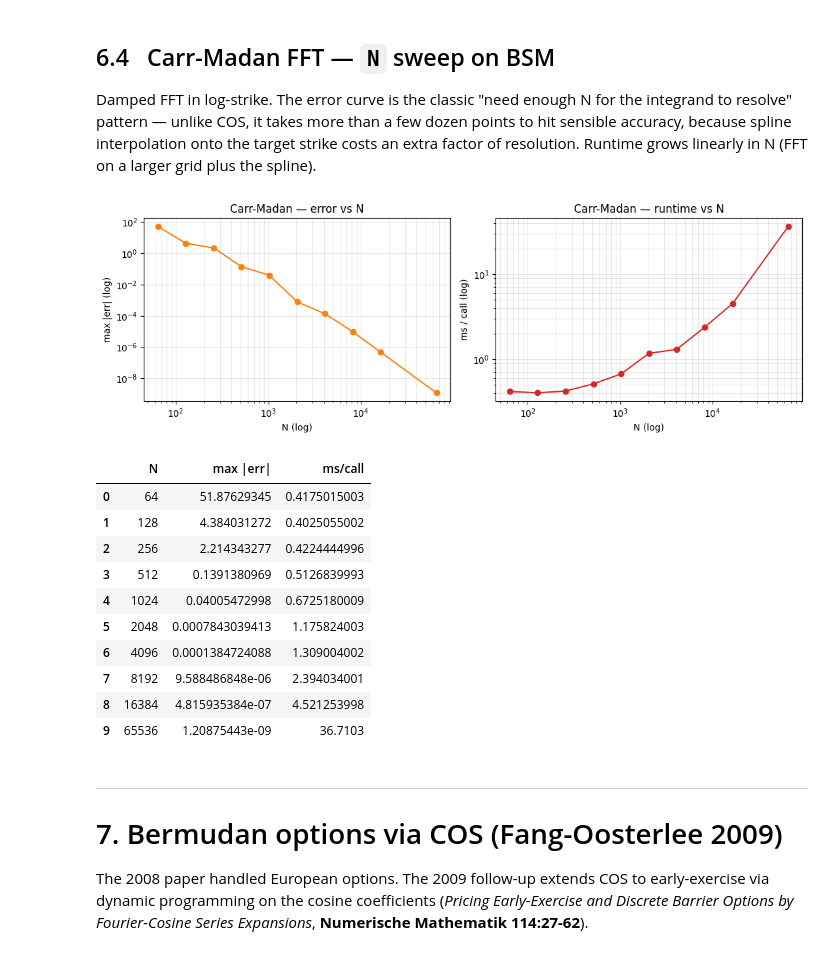
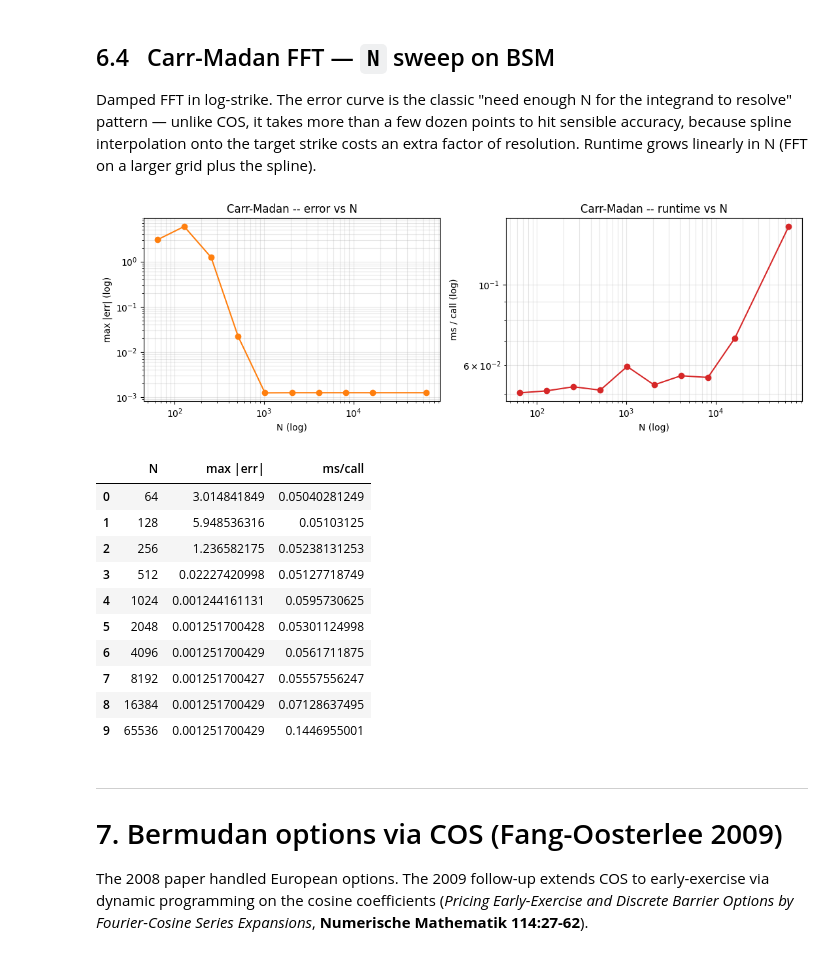
Before and after one commit to ee2625/fourier-cosine-option-pricing, a Jupyter notebook: notebooks/tests.ipynb, the cells around one changed output. Saved outputs shown, nothing was run; the diff lists cells and outputs as text; code cells hidden in the pictures.

```diff
--- a/notebooks/tests.ipynb
+++ b/notebooks/tests.ipynb
@@ -1289,23 +1390,23 @@ matrix-vector product.
 sig_b, r_b, q_b, T_b, S_b, K_b = 0.2, 0.05, 0.1, 1.0, 100.0, 100.0
 ref_b = bsm_price(K_b, S_b, sig_b, T_b, r_b, q_b)
 
-model_b = BsmModel(sigma=sig_b, intr=r_b, divr=q_b)
+model_b = BsmCos(sigma=sig_b, intr=r_b, divr=q_b)
 Ns = [8, 16, 32, 64, 128, 256, 512, 1024, 2048]
 rows = []
 for N in Ns:
-    err = abs(model_b.price(K_b, S_b, T_b, n_cos=N) - ref_b)
-    ms  = timed(lambda N=N: model_b.price(K_b, S_b, T_b, n_cos=N))
+    model_b.n_cos = N
+    err = abs(model_b.price(K_b, S_b, T_b) - ref_b)
+    ms  = timed(lambda N=N: (setattr(model_b, "n_cos", N) or model_b.price(K_b, S_b, T_b)))
     rows.append((N, err, ms))
 df_b = pd.DataFrame(rows, columns=["n_cos", "|err|", "ms/call"])
 
 fig, (a1, a2) = plt.subplots(1, 2, figsize=(11, 3.8))
-# clamp tiny errs so semilogy doesn't get ugly
 err_plot = np.maximum(df_b["|err|"], 1e-18)
 a1.semilogy(df_b["n_cos"], err_plot, "o-", color="#1f77b4")
-a1.set(xlabel="n_cos", ylabel="|err|", title="BsmModel — error vs n_cos (log-y)")
+a1.set(xlabel="n_cos", ylabel="|err|", title="BsmCos -- error vs n_cos (log-y)")
 a1.grid(True, which="both", alpha=0.3)
 a2.plot(df_b["n_cos"], df_b["ms/call"], "o-", color="#d62728")
-a2.set(xlabel="n_cos", ylabel="ms / call", title="BsmModel — runtime vs n_cos")
+a2.set(xlabel="n_cos", ylabel="ms / call", title="BsmCos -- runtime vs n_cos")
 a2.grid(True, alpha=0.3)
 fig.tight_layout(); plt.show()
 
@@ -1410,18 +1517,20 @@ Same pricer, two wildly different convergence orders. T=1 is smooth
 (algebraic). The `log10|err|` axis is linear in N for T=1 and linear
 in `log10(N)` for T=0.1.
 # %%
-vg_m = VgModel(sigma=SIGMA, theta=THETA, nu=NU, intr=R_vg, divr=Q_vg)
+vg_m = VarGammaCos(sigma=SIGMA, theta=THETA, vov=NU, intr=R_vg, divr=Q_vg)
+vg_m.L = 10.0   # match the source pricer's truncation
 
 Ns = [32, 64, 96, 128, 160, 192, 256, 384, 512, 768, 1024, 1536, 2048]
 rows = []
 for N in Ns:
     for T, ref in [(1.0, REF_T1), (0.1, REF_T01)]:
-        err = abs(vg_m.price(K_vg, S0_vg, T, n_cos=N) - ref)
-        ms  = timed(lambda N=N, T=T: vg_m.price(K_vg, S0_vg, T, n_cos=N))
+        vg_m.n_cos = N
+        err = abs(vg_m.price(K_vg, S0_vg, T) - ref)
+        ms  = timed(lambda N=N, T=T: (setattr(vg_m, "n_cos", N)
+                                       or vg_m.price(K_vg, S0_vg, T)))
         rows.append((T, N, err, ms))
 df_vg = pd.DataFrame(rows, columns=["T", "n_cos", "|err|", "ms/call"])
 
-# regression slopes
 sub1  = df_vg[df_vg["T"] == 1.0]
 sub01 = df_vg[df_vg["T"] == 0.1]
 slope_exp, *_ = linregress(sub1["n_cos"], np.log10(np.maximum(sub1["|err|"], 1e-18)))
@@ -1431,17 +1540,17 @@ slope_alg, *_ = linregress(np.log10(sub01["n_cos"]),
 fig, axs = plt.subplots(1, 3, figsize=(15, 3.8))
 axs[0].semilogy(sub1["n_cos"],  np.maximum(sub1["|err|"],  1e-18), "o-", label="T=1.0 (exp)")
 axs[0].semilogy(sub01["n_cos"], np.maximum(sub01["|err|"], 1e-18), "s--", label="T=0.1 (alg)")
-axs[0].set(xlabel="n_cos", ylabel="|err|", title="VG — error vs n_cos (lin-log)")
+axs[0].set(xlabel="n_cos", ylabel="|err|", title="VG -- error vs n_cos (lin-log)")
 axs[0].grid(True, which="both", alpha=0.3); axs[0].legend()
 
 axs[1].loglog(sub1["n_cos"],  np.maximum(sub1["|err|"],  1e-18), "o-", label="T=1.0")
 axs[1].loglog(sub01["n_cos"], np.maximum(sub01["|err|"], 1e-18), "s--", label="T=0.1")
-axs[1].set(xlabel="n_cos (log)", ylabel="|err| (log)", title="VG — error vs n_cos (log-log)")
+axs[1].set(xlabel="n_cos (log)", ylabel="|err| (log)", title="VG -- error vs n_cos (log-log)")
 axs[1].grid(True, which="both", alpha=0.3); axs[1].legend()
 
 axs[2].plot(sub1["n_cos"],  sub1["ms/call"],  "o-", label="T=1.0")
 axs[2].plot(sub01["n_cos"], sub01["ms/call"], "s--", label="T=0.1")
-axs[2].set(xlabel="n_cos", ylabel="ms / call", title="VG — runtime vs n_cos")
+axs[2].set(xlabel="n_cos", ylabel="ms / call", title="VG -- runtime vs n_cos")
 axs[2].grid(True, alpha=0.3); axs[2].legend()
 fig.tight_layout(); plt.show()
 
@@ -1478,45 +1587,45 @@ interpolation onto the target strike costs an extra factor of
 resolution. Runtime grows linearly in N (FFT on a larger grid plus
 the spline).
 # %%
-m_cm    = BsmModel(sigma=sig_t2, intr=r_t2, divr=q_t2)
-cf_cm   = m_cm.char_func(T_t2)
-fwd_cm  = S_t2 * np.exp((r_t2 - q_t2) * T_t2)
-df_cm   = np.exp(-r_t2 * T_t2)
+m_cm    = pf.BsmFft(sigma=sig_t2, intr=r_t2, divr=q_t2)
 ref_cm  = bsm_price(strikes_t2, S_t2, sig_t2, T_t2, r_t2, q_t2, cp=+1)
 
 Ns = [2**k for k in (6, 7, 8, 9, 10, 11, 12, 13, 14, 16)]
 rows = []
 for N in Ns:
-    p   = carr_madan_price(cf_cm, T_t2, strikes_t2, fwd_cm, df_cm, N=N)
+    m_cm.n_x   = N
+    m_cm.x_lim = 100.0                  # match source's eta_grid * N
+    p   = m_cm.price_fft(strikes_t2, S_t2, T_t2, cp=+1)
     err = float(np.max(np.abs(p - ref_cm)))
-    ms  = timed(lambda N=N: carr_madan_price(cf_cm, T_t2, strikes_t2, fwd_cm, df_cm, N=N))
+    ms  = timed(lambda N=N: (setattr(m_cm, "n_x", N)
+                              or m_cm.price_fft(strikes_t2, S_t2, T_t2, cp=+1)))
     rows.append((N, err, ms))
 df_cm_sweep = pd.DataFrame(rows, columns=["N", "max |err|", "ms/call"])
 
 fig, (a1, a2) = plt.subplots(1, 2, figsize=(11, 3.8))
 a1.loglog(df_cm_sweep["N"], np.maximum(df_cm_sweep["max |err|"], 1e-18),
           "o-", color="#ff7f0e")
-a1.set(xlabel="N (log)", ylabel="max |err| (log)", title="Carr-Madan — error vs N")
+a1.set(xlabel="N (log)", ylabel="max |err| (log)", title="Carr-Madan -- error vs N")
 a1.grid(True, which="both", alpha=0.3)
 a2.loglog(df_cm_sweep["N"], df_cm_sweep["ms/call"], "o-", color="#d62728")
-a2.set(xlabel="N (log)", ylabel="ms / call (log)", title="Carr-Madan — runtime vs N")
+a2.set(xlabel="N (log)", ylabel="ms / call (log)", title="Carr-Madan -- runtime vs N")
 a2.grid(True, which="both", alpha=0.3)
 fig.tight_layout(); plt.show()
 
 df_cm_sweep
 # %% [output]
-[figure, old version]
+[figure, new version]
 |  | N | max |err| | ms/call |
-| 0 | 64 | 51.87629345 | 0.4175015003 |
-| 1 | 128 | 4.384031272 | 0.4025055002 |
-| 2 | 256 | 2.214343277 | 0.4224444996 |
-| 3 | 512 | 0.1391380969 | 0.5126839993 |
-| 4 | 1024 | 0.04005472998 | 0.6725180009 |
-| 5 | 2048 | 0.0007843039413 | 1.175824003 |
-| 6 | 4096 | 0.0001384724088 | 1.309004002 |
-| 7 | 8192 | 9.588486848e-06 | 2.394034001 |
-| 8 | 16384 | 4.815935384e-07 | 4.521253998 |
-| 9 | 65536 | 1.20875443e-09 | 36.7103 |
+| 0 | 64 | 3.014841849 | 0.05040281249 |
+| 1 | 128 | 5.948536316 | 0.05103125 |
+| 2 | 256 | 1.236582175 | 0.05238131253 |
+| 3 | 512 | 0.02227420998 | 0.05127718749 |
+| 4 | 1024 | 0.001244161131 | 0.0595730625 |
+| 5 | 2048 | 0.001251700428 | 0.05301124998 |
+| 6 | 4096 | 0.001251700429 | 0.0561711875 |
+| 7 | 8192 | 0.001251700427 | 0.05557556247 |
+| 8 | 16384 | 0.001251700429 | 0.07128637495 |
+| 9 | 65536 | 0.001251700429 | 0.1446955001 |
 # %% [markdown]
 ---
 # 7. Bermudan options via COS (Fang-Oosterlee 2009)
```
Also changed, not shown: parts of 36 cells of this notebook, 3 other files.
